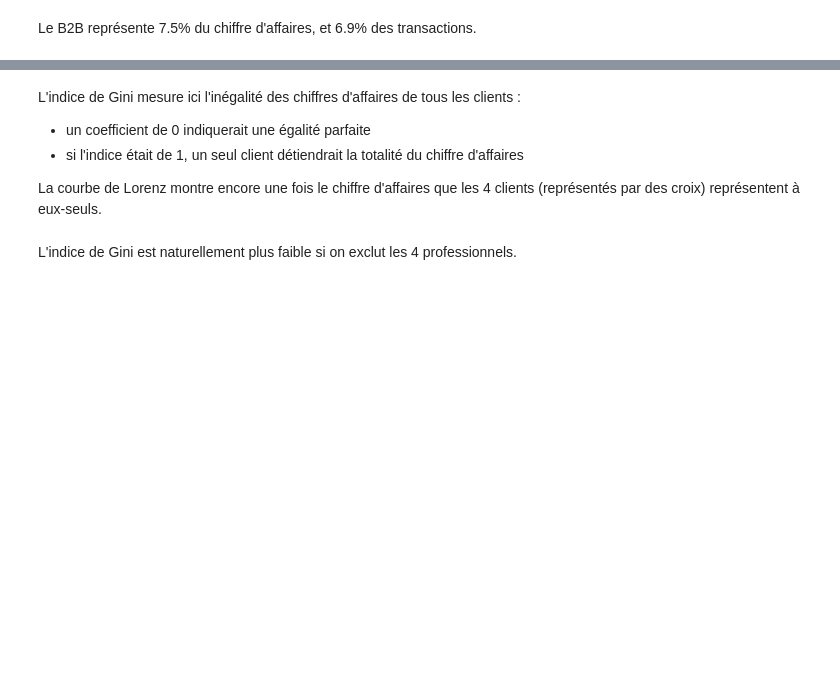
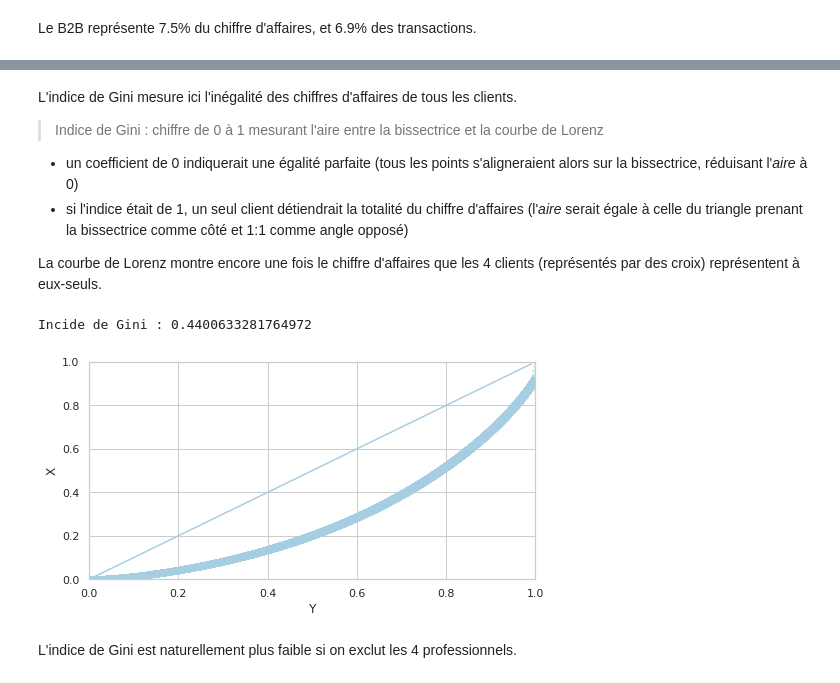
Before and after one commit to gllmfrnr/oc-da, a Jupyter notebook: p4/projet-4.ipynb, the cells around one changed output, grey strips where cells are left out. Drawn from its saved outputs; the diff is of its cells as text; code cells hidden in the pictures; blank space fills up the shorter version.

```diff
--- a/p4/projet-4.ipynb
+++ b/p4/projet-4.ipynb
@@ -460,8 +825,10 @@ plt.show()
 # %% [markdown]
-L'indice de Gini mesure ici l'inégalité des chiffres d'affaires de tous les clients :
+L'indice de Gini mesure ici l'inégalité des chiffres d'affaires de tous les clients.
 
-- un coefficient de 0 indiquerait une égalité parfaite
-- si l'indice était de 1, un seul client détiendrait la totalité du chiffre d'affaires
+> Indice de Gini : chiffre de 0 à 1 mesurant l'aire entre la bissectrice et la courbe de Lorenz
+
+- un coefficient de 0 indiquerait une égalité parfaite (tous les points s'aligneraient alors sur la bissectrice, réduisant l'*aire* à 0)
+- si l'indice était de 1, un seul client détiendrait la totalité du chiffre d'affaires (l'*aire* serait égale à celle du triangle prenant la bissectrice comme côté et 1:1 comme angle opposé)
 
 La courbe de Lorenz montre encore une fois le chiffre d'affaires que les 4 clients (représentés par des croix) représentent à eux-seuls.
 # %%
@@ -476,34 +843,37 @@ def lorenz(variable):
         sorted_array = array.copy()
         sorted_array.sort()
         n = array.size
         coef_ = 2. / n
         const_ = (n + 1.) / n
         weighted_sum = sum([(i+1)*yi for i, yi in enumerate(sorted_array)])
         return coef_*weighted_sum/(sorted_array.sum()) - const_
     print('Incide de Gini :', gini(X))
 
     # Courbe de Lorenz
     X_lorenz = X.cumsum() / X.sum()
     X_lorenz = np.insert(X_lorenz, 0, 0)
     # X_lorenz[0], X_lorenz[-1]
     y = np.arange(X_lorenz.size)/(X_lorenz.size-1)
     lorenz = pd.DataFrame()
     lorenz['X'] = pd.Series(X_lorenz)
     lorenz['Y'] = pd.Series(y)
     sns.scatterplot(data=lorenz, x='Y', y='X', marker='x')
 
     # Diagonale
     a = np.arange(0,1,.01)
     x = a
     y = a
 
     # Graphique
-    sns.lineplot(x,y)
+    sns.lineplot(x=x,y=y)
     plt.xlim([0,1])
     plt.ylim([0,1])
 
 # Inégalité des chiffres d'affaires annuels de tous les clients
 lorenz(ca_annuel['total_achats'])
+# %% [output]
+Incide de Gini : 0.4400633281764972
+[figure, added]
 # %% [markdown]
 L'indice de Gini est naturellement plus faible si on exclut les 4 professionnels.
 # %%
```
Also changed, not shown: parts of 102 cells of this notebook.
